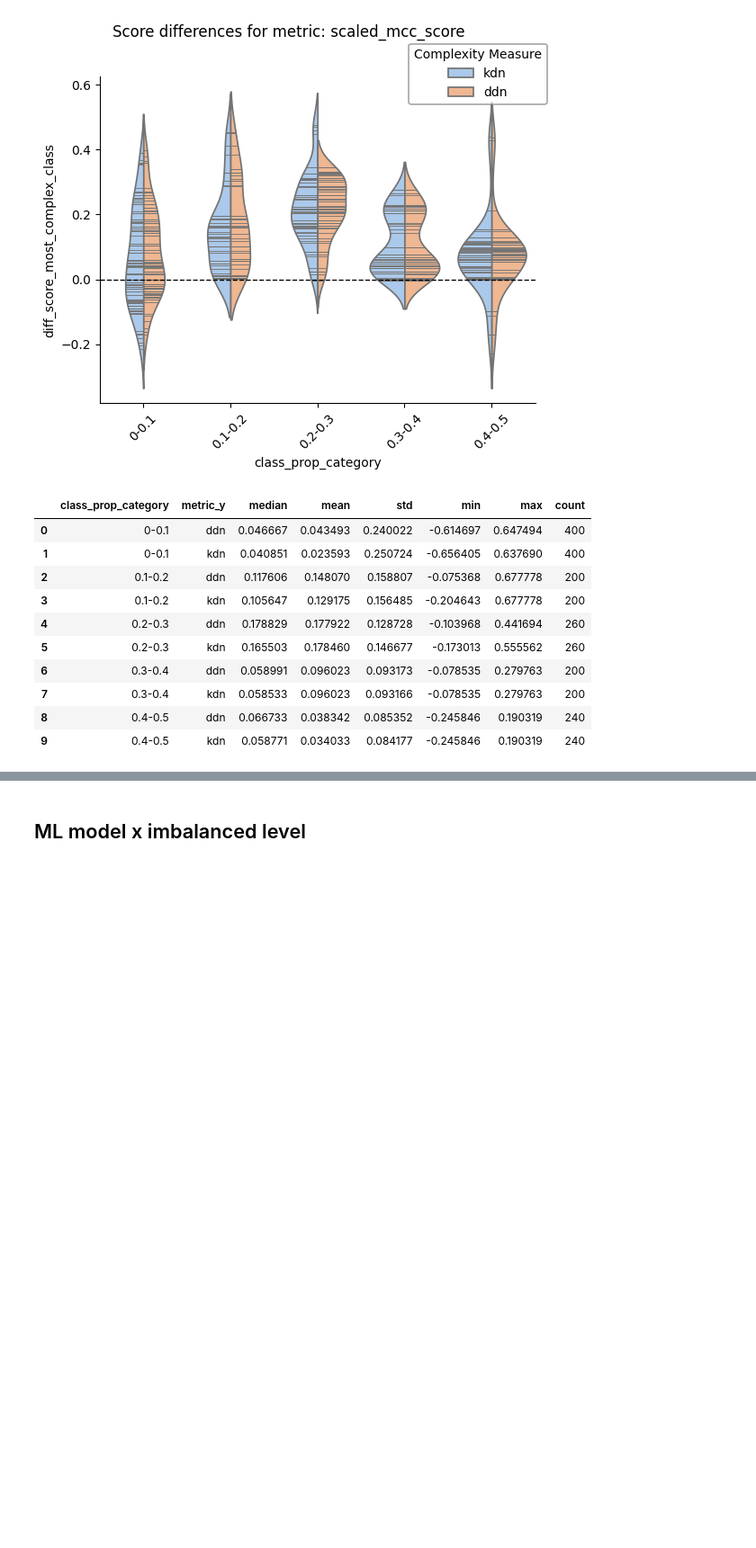
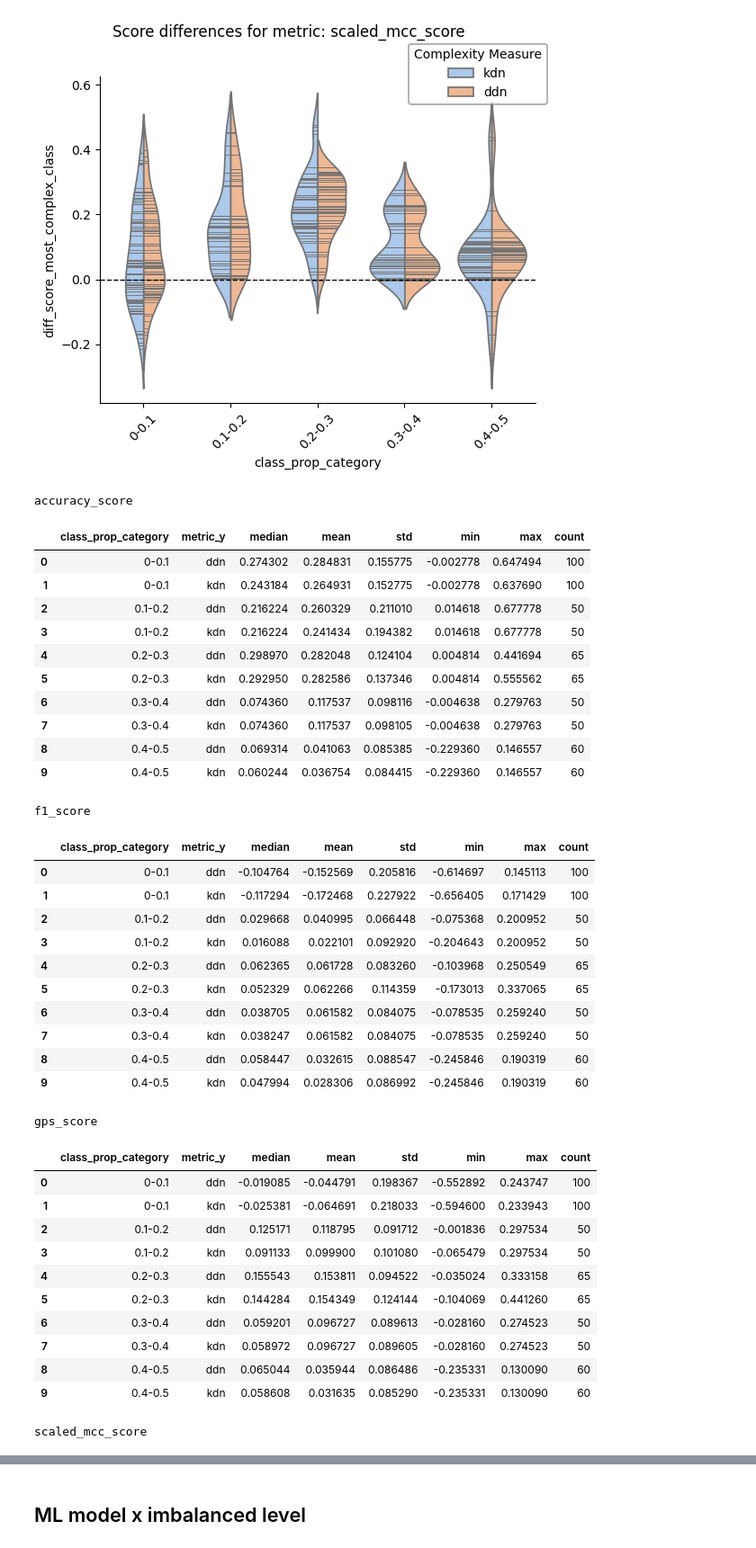
Before and after one commit to URJCDSLab/dynamic_disagreeing_neighbors, a Jupyter notebook: notebooks/complexity_across_models_and_imbalance_all.ipynb, the cells around one changed output, grey strips where cells are left out. Shown at 90% size. Saved outputs shown, nothing was run; the diff lists cells and outputs as text; code cells hidden in the pictures; blank space fills up the shorter version.

```diff
--- a/notebooks/complexity_across_models_and_imbalance_all.ipynb
+++ b/notebooks/complexity_across_models_and_imbalance_all.ipynb
@@ -54,5 +51,7 @@ df_merged
 # %% [markdown]
 ## By ML model
 # %%
-calculate_grouped_statistics(df_merged, diff='diff_score_most_complex_class', x_var='method')
+for performance_metric in df_merged['metric_x'].unique():
+    print(performance_metric)
+    display(calculate_grouped_statistics(df_merged[df_merged['metric_x'] == performance_metric], diff='diff_score_most_complex_class', x_var='method'))
 # %% [output]
@@ -75,5 +111,7 @@ plot_score_differences(df_merged, diff='diff_score_most_complex_class', x_var='m
 [figure]
 [figure]
 # %%
-calculate_grouped_statistics(df_merged, diff='diff_score_minority_class_complexity', x_var='method')
+for performance_metric in df_merged['metric_x'].unique():
+    print(performance_metric)
+    display(calculate_grouped_statistics(df_merged[df_merged['metric_x'] == performance_metric], diff='diff_score_minority_class_complexity', x_var='method'))
 # %% [output]
@@ -98,5 +173,7 @@ plot_score_differences(df_merged, diff='diff_score_minority_class_complexity', x
 # %% [markdown]
 ## By Imbalance level
 # %%
-calculate_grouped_statistics(df_merged, diff='diff_score_most_complex_class', x_var='class_prop_category')
+for performance_metric in df_merged['metric_x'].unique():
+    print(performance_metric)
+    display(calculate_grouped_statistics(df_merged[df_merged['metric_x'] == performance_metric], diff='diff_score_most_complex_class', x_var='class_prop_category'))
 # %% [output]
@@ -119,16 +233,44 @@ plot_score_differences(df_merged, diff='diff_score_most_complex_class', x_var='c
 [figure]
 [figure]
 # %%
-calculate_grouped_statistics(df_merged, diff='diff_score_minority_class_complexity', x_var='class_prop_category')
+for performance_metric in df_merged['metric_x'].unique():
+    print(performance_metric)
+    display(calculate_grouped_statistics(df_merged[df_merged['metric_x'] == performance_metric], diff='diff_score_minority_class_complexity', x_var='class_prop_category'))
 # %% [output]
+accuracy_score
 |  | class_prop_category | metric_y | median | mean | std | min | max | count |
-| 0 | 0-0.1 | ddn | 0.046667 | 0.043493 | 0.240022 | -0.614697 | 0.647494 | 400 |
-| 1 | 0-0.1 | kdn | 0.040851 | 0.023593 | 0.250724 | -0.656405 | 0.637690 | 400 |
-| 2 | 0.1-0.2 | ddn | 0.117606 | 0.148070 | 0.158807 | -0.075368 | 0.677778 | 200 |
-| 3 | 0.1-0.2 | kdn | 0.105647 | 0.129175 | 0.156485 | -0.204643 | 0.677778 | 200 |
-| 4 | 0.2-0.3 | ddn | 0.178829 | 0.177922 | 0.128728 | -0.103968 | 0.441694 | 260 |
-| 5 | 0.2-0.3 | kdn | 0.165503 | 0.178460 | 0.146677 | -0.173013 | 0.555562 | 260 |
-| 6 | 0.3-0.4 | ddn | 0.058991 | 0.096023 | 0.093173 | -0.078535 | 0.279763 | 200 |
-| 7 | 0.3-0.4 | kdn | 0.058533 | 0.096023 | 0.093166 | -0.078535 | 0.279763 | 200 |
-| 8 | 0.4-0.5 | ddn | 0.066733 | 0.038342 | 0.085352 | -0.245846 | 0.190319 | 240 |
-| 9 | 0.4-0.5 | kdn | 0.058771 | 0.034033 | 0.084177 | -0.245846 | 0.190319 | 240 |
+| 0 | 0-0.1 | ddn | 0.274302 | 0.284831 | 0.155775 | -0.002778 | 0.647494 | 100 |
+| 1 | 0-0.1 | kdn | 0.243184 | 0.264931 | 0.152775 | -0.002778 | 0.637690 | 100 |
+| 2 | 0.1-0.2 | ddn | 0.216224 | 0.260329 | 0.211010 | 0.014618 | 0.677778 | 50 |
+| 3 | 0.1-0.2 | kdn | 0.216224 | 0.241434 | 0.194382 | 0.014618 | 0.677778 | 50 |
+| 4 | 0.2-0.3 | ddn | 0.298970 | 0.282048 | 0.124104 | 0.004814 | 0.441694 | 65 |
+| 5 | 0.2-0.3 | kdn | 0.292950 | 0.282586 | 0.137346 | 0.004814 | 0.555562 | 65 |
+| 6 | 0.3-0.4 | ddn | 0.074360 | 0.117537 | 0.098116 | -0.004638 | 0.279763 | 50 |
+| 7 | 0.3-0.4 | kdn | 0.074360 | 0.117537 | 0.098105 | -0.004638 | 0.279763 | 50 |
+| 8 | 0.4-0.5 | ddn | 0.069314 | 0.041063 | 0.085385 | -0.229360 | 0.146557 | 60 |
+| 9 | 0.4-0.5 | kdn | 0.060244 | 0.036754 | 0.084415 | -0.229360 | 0.146557 | 60 |
+f1_score
+|  | class_prop_category | metric_y | median | mean | std | min | max | count |
+| 0 | 0-0.1 | ddn | -0.104764 | -0.152569 | 0.205816 | -0.614697 | 0.145113 | 100 |
+| 1 | 0-0.1 | kdn | -0.117294 | -0.172468 | 0.227922 | -0.656405 | 0.171429 | 100 |
+| 2 | 0.1-0.2 | ddn | 0.029668 | 0.040995 | 0.066448 | -0.075368 | 0.200952 | 50 |
+| 3 | 0.1-0.2 | kdn | 0.016088 | 0.022101 | 0.092920 | -0.204643 | 0.200952 | 50 |
+| 4 | 0.2-0.3 | ddn | 0.062365 | 0.061728 | 0.083260 | -0.103968 | 0.250549 | 65 |
+| 5 | 0.2-0.3 | kdn | 0.052329 | 0.062266 | 0.114359 | -0.173013 | 0.337065 | 65 |
+| 6 | 0.3-0.4 | ddn | 0.038705 | 0.061582 | 0.084075 | -0.078535 | 0.259240 | 50 |
+| 7 | 0.3-0.4 | kdn | 0.038247 | 0.061582 | 0.084075 | -0.078535 | 0.259240 | 50 |
+| 8 | 0.4-0.5 | ddn | 0.058447 | 0.032615 | 0.088547 | -0.245846 | 0.190319 | 60 |
+| 9 | 0.4-0.5 | kdn | 0.047994 | 0.028306 | 0.086992 | -0.245846 | 0.190319 | 60 |
+gps_score
+|  | class_prop_category | metric_y | median | mean | std | min | max | count |
+| 0 | 0-0.1 | ddn | -0.019085 | -0.044791 | 0.198367 | -0.552892 | 0.243747 | 100 |
+| 1 | 0-0.1 | kdn | -0.025381 | -0.064691 | 0.218033 | -0.594600 | 0.233943 | 100 |
+| 2 | 0.1-0.2 | ddn | 0.125171 | 0.118795 | 0.091712 | -0.001836 | 0.297534 | 50 |
+| 3 | 0.1-0.2 | kdn | 0.091133 | 0.099900 | 0.101080 | -0.065479 | 0.297534 | 50 |
+| 4 | 0.2-0.3 | ddn | 0.155543 | 0.153811 | 0.094522 | -0.035024 | 0.333158 | 65 |
+| 5 | 0.2-0.3 | kdn | 0.144284 | 0.154349 | 0.124144 | -0.104069 | 0.441260 | 65 |
+| 6 | 0.3-0.4 | ddn | 0.059201 | 0.096727 | 0.089613 | -0.028160 | 0.274523 | 50 |
+| 7 | 0.3-0.4 | kdn | 0.058972 | 0.096727 | 0.089605 | -0.028160 | 0.274523 | 50 |
+| 8 | 0.4-0.5 | ddn | 0.065044 | 0.035944 | 0.086486 | -0.235331 | 0.130090 | 60 |
+| 9 | 0.4-0.5 | kdn | 0.058608 | 0.031635 | 0.085290 | -0.235331 | 0.130090 | 60 |
+scaled_mcc_score
```
Also changed, not shown: parts of 9 cells of this notebook, 1 other file.
